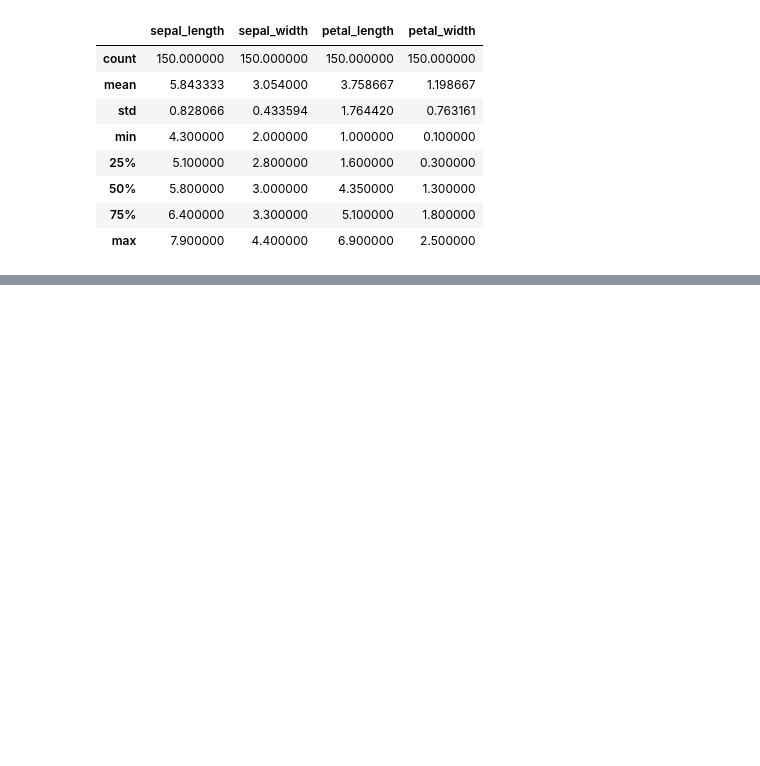
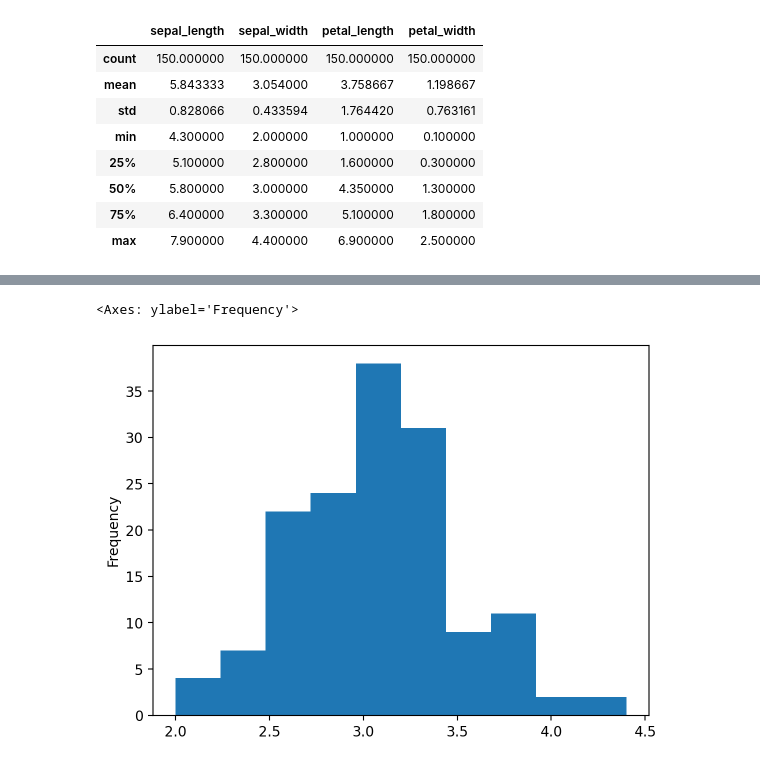
Before and after one commit to michaeldouglas/tutorial-python-twitter, a Jupyter notebook: stack-data-science/notebooks/iris-tutorial.ipynb, the cells around one changed output, grey strips where cells are left out. Saved outputs shown, nothing was run; the diff lists cells and outputs as text; code cells hidden in the pictures; blank space fills up the shorter version.

```diff
--- a/stack-data-science/notebooks/iris-tutorial.ipynb
+++ b/stack-data-science/notebooks/iris-tutorial.ipynb
@@ -86,0 +114,5 @@ iris.describe()
+# %%
+iris['sepal_width'].plot.hist()
+# %% [output]
+<Axes: ylabel='Frequency'>
+[figure, added]
```
Also changed, not shown: parts of 18 cells of this notebook, 5 other files.
